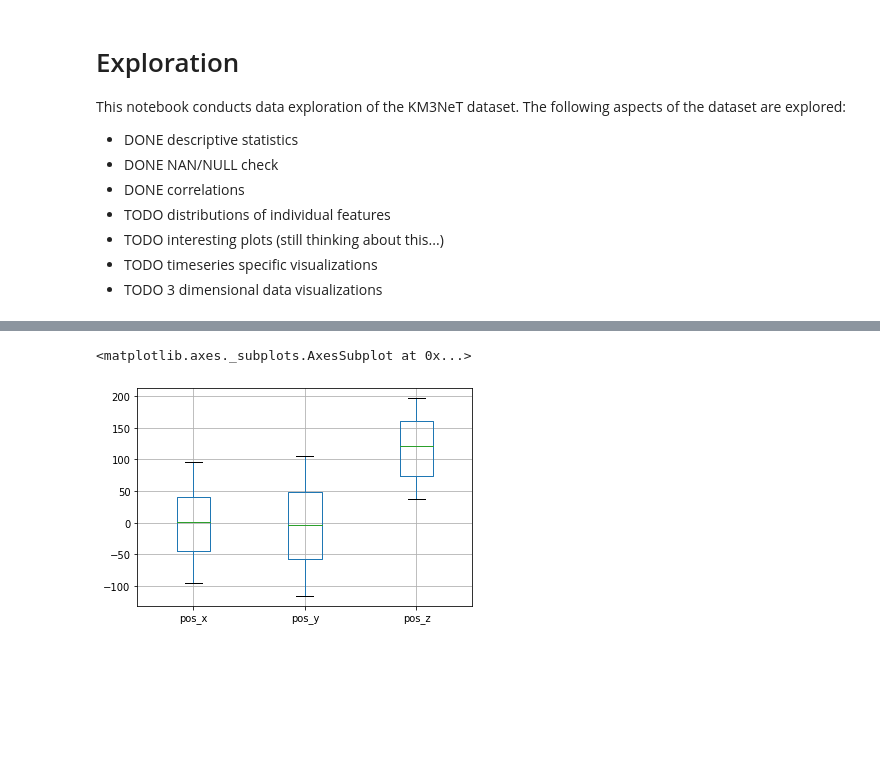
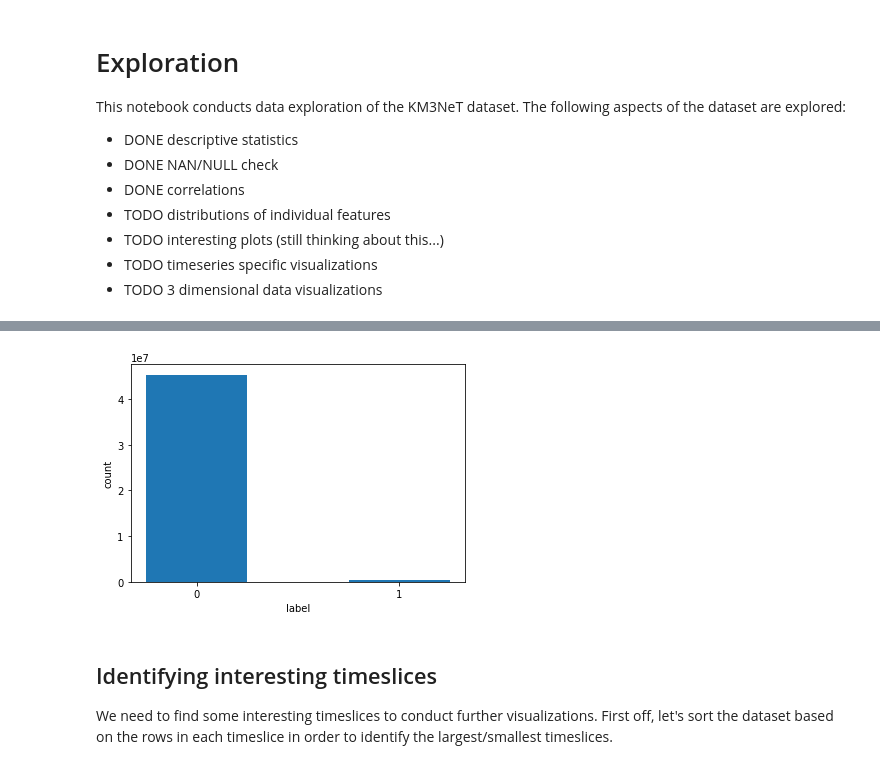
Before and after one commit to arumoy-shome/km3net, a Jupyter notebook: notebooks/exploration.ipynb, the cells around one changed output, grey strips where cells are left out. Drawn from its saved outputs; the diff is of its cells as text; code cells hidden in the pictures; blank space fills up the shorter version.

```diff
--- a/notebooks/exploration.ipynb
+++ b/notebooks/exploration.ipynb
@@ -93,6 +78,0 @@ Next we look at the distributions of the pos_x/y/z features. At this point, the
-# %%
-# This is the only plot that can be created using the entire dataset
-pd.plotting.boxplot(data, column=['pos_x', 'pos_y', 'pos_z'])
-# %% [output]
-<matplotlib.axes._subplots.AxesSubplot at 0x...>
-[figure, removed]
@@ -103,0 +79,13 @@ data[['pos_x', 'pos_y', 'pos_z']].plot()
+# %%
+labels, counts = np.unique(data.label, return_counts=True)
+# %%
+plt.bar(labels, counts, width=0.5, align='center')
+plt.gca().set_xticks(labels)
+plt.xlabel('label')
+plt.ylabel('count')
+plt.savefig('../assets/dist-label.png', dpi=200)
+# %% [output]
+[figure, added]
+# %% [markdown]
+## Identifying interesting timeslices
+We need to find some interesting timeslices to conduct further visualizations. First off, let's sort the dataset based on the rows in each timeslice in order to identify the largest/smallest timeslices.
```
Also changed, not shown: parts of 37 cells of this notebook, 1 other file.
